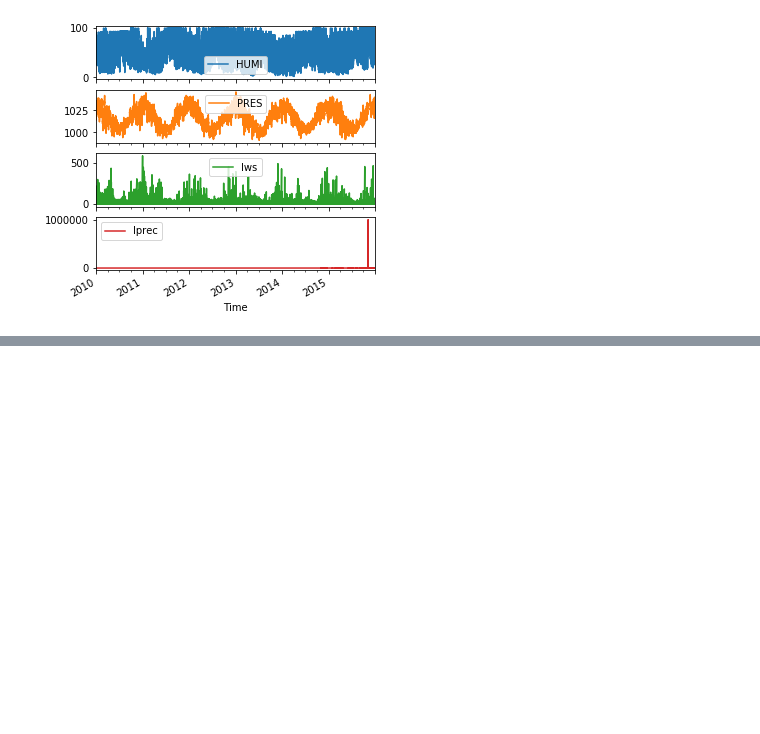
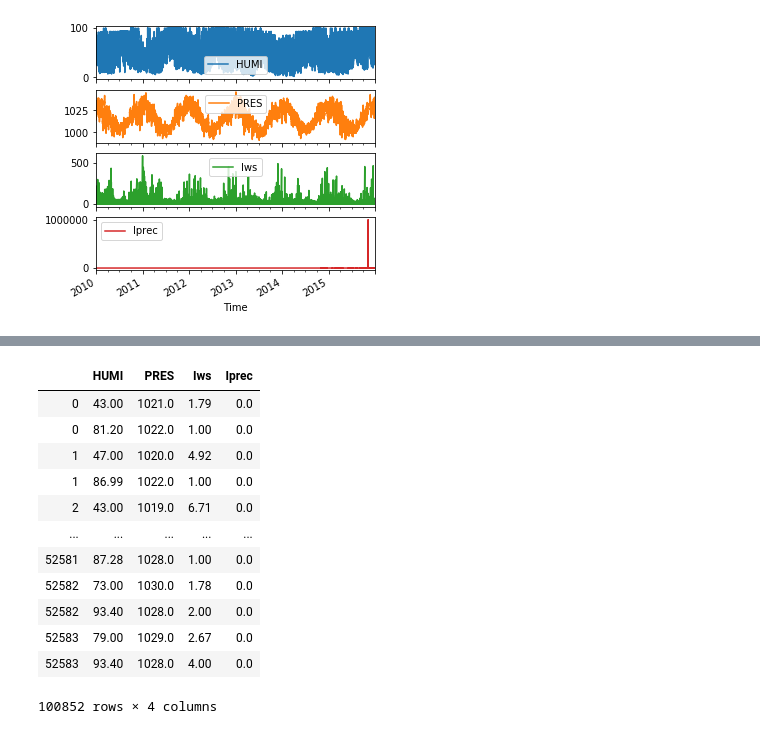
Before and after one commit to beamconan/ML, a Jupyter notebook: Lab_3_to/LAB_3_to.ipynb, the cells around one changed output, grey strips where cells are left out. Cells and saved outputs as stored; diff of their text form; code cells hidden in the pictures; blank space fills up the shorter version.

```diff
--- a/Lab_3_to/LAB_3_to.ipynb
+++ b/Lab_3_to/LAB_3_to.ipynb
@@ -9,6 +17,6 @@ from tensorflow import keras
 # %%
-data_bj  = pd.read_csv('.\pm-25-data\BeijingPM20100101_20151231.csv')
-data_cd = pd.read_csv('.\pm-25-data\ChengduPM20100101_20151231.csv')
+data_bj  = pd.read_csv('./pm-25-data/BeijingPM20100101_20151231.csv')
+data_cd = pd.read_csv('./pm-25-data/ChengduPM20100101_20151231.csv')
 data_bj
 data_cd
 # %% [output]
@@ -217,0 +211,18 @@ df
+# %%
+df = result[['Time', 'HUMI','PRES','Iws','Iprec','city']]
+df_feature = df[df.columns[1:5]]
+df_feature
+# %% [output]
+|  | HUMI | PRES | Iws | Iprec |
+| 0 | 43.00 | 1021.0 | 1.79 | 0.0 |
+| 0 | 81.20 | 1022.0 | 1.00 | 0.0 |
+| 1 | 47.00 | 1020.0 | 4.92 | 0.0 |
+| 1 | 86.99 | 1022.0 | 1.00 | 0.0 |
+| 2 | 43.00 | 1019.0 | 6.71 | 0.0 |
+| ... | ... | ... | ... | ... |
+| 52581 | 87.28 | 1028.0 | 1.00 | 0.0 |
+| 52582 | 73.00 | 1030.0 | 1.78 | 0.0 |
+| 52582 | 93.40 | 1028.0 | 2.00 | 0.0 |
+| 52583 | 79.00 | 1029.0 | 2.67 | 0.0 |
+| 52583 | 93.40 | 1028.0 | 4.00 | 0.0 |
+100852 rows × 4 columns
```
Also changed, not shown: parts of 31 cells of this notebook, 1 other file.
